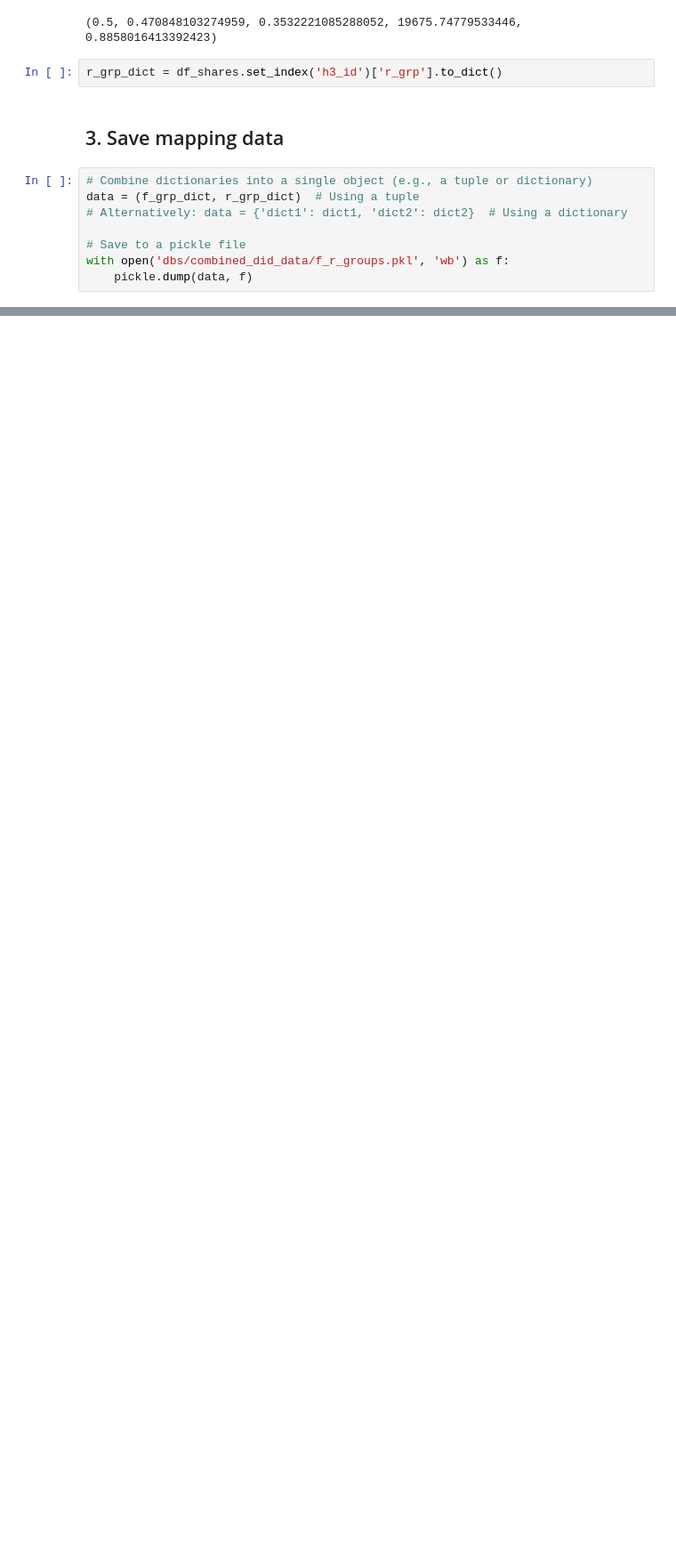
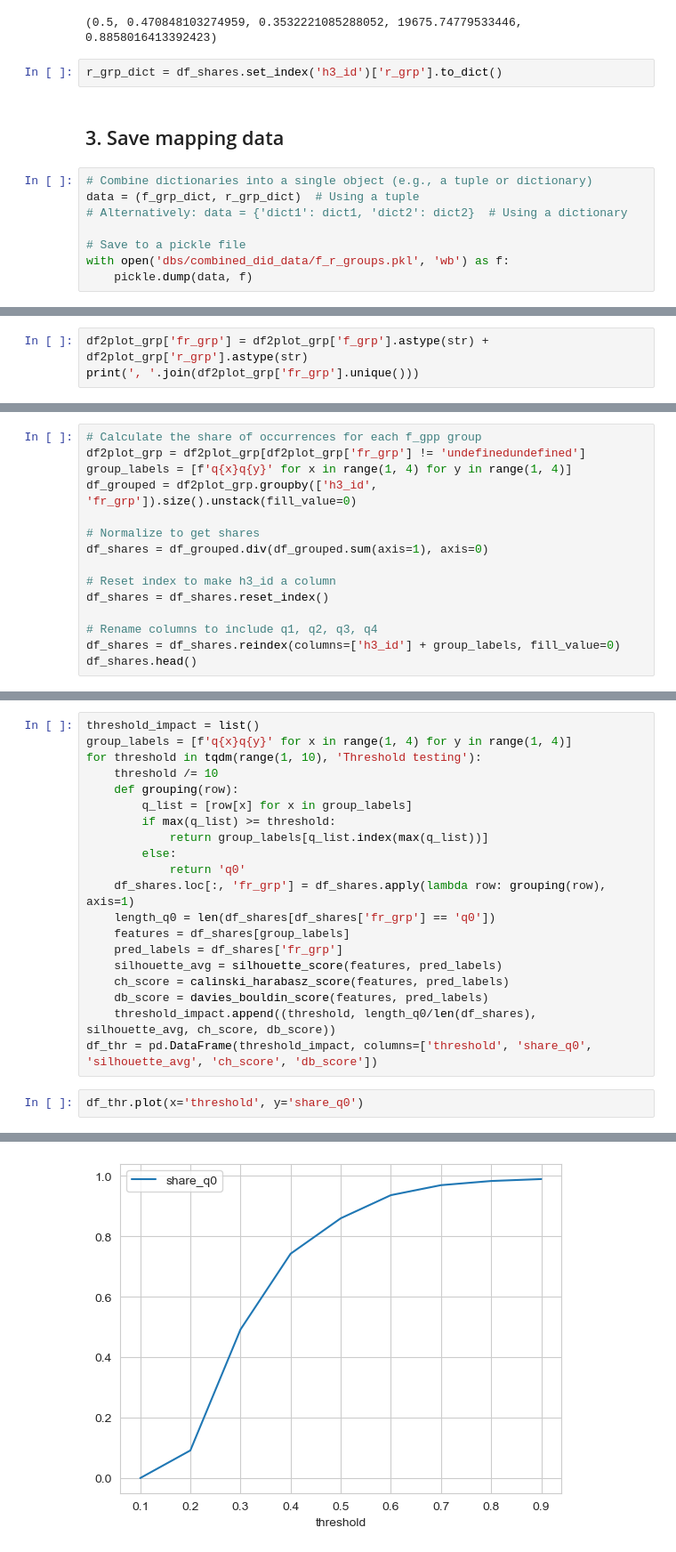
Before and after one commit to MobiSegInsights/nine-euro-ticket-de, a Jupyter notebook: src/data_exp/17-hexagon-classify-visitors.ipynb, the cells around one changed output, grey strips where cells are left out. Shown at 89% size. Cells and saved outputs as stored; diff of their text form; blank space fills up the shorter version.

```diff
--- a/src/data_exp/17-hexagon-classify-visitors.ipynb
+++ b/src/data_exp/17-hexagon-classify-visitors.ipynb
@@ -257,0 +330,3 @@ with open('dbs/combined_did_data/f_r_groups.pkl', 'wb') as f:
+# %%
+df2plot_grp['fr_grp'] = df2plot_grp['f_grp'].astype(str) + df2plot_grp['r_grp'].astype(str)
+print(', '.join(df2plot_grp['fr_grp'].unique()))
@@ -257,0 +335,15 @@ with open('dbs/combined_did_data/f_r_groups.pkl', 'wb') as f:
+# %%
+# Calculate the share of occurrences for each f_gpp group
+df2plot_grp = df2plot_grp[df2plot_grp['fr_grp'] != 'undefinedundefined']
+group_labels = [f'q{x}q{y}' for x in range(1, 4) for y in range(1, 4)]
+df_grouped = df2plot_grp.groupby(['h3_id', 'fr_grp']).size().unstack(fill_value=0)
+
+# Normalize to get shares
+df_shares = df_grouped.div(df_grouped.sum(axis=1), axis=0)
+
+# Reset index to make h3_id a column
+df_shares = df_shares.reset_index()
+
+# Rename columns to include q1, q2, q3, q4
+df_shares = df_shares.reindex(columns=['h3_id'] + group_labels, fill_value=0)
+df_shares.head()
@@ -257,0 +357,23 @@ with open('dbs/combined_did_data/f_r_groups.pkl', 'wb') as f:
+# %%
+threshold_impact = list()
+group_labels = [f'q{x}q{y}' for x in range(1, 4) for y in range(1, 4)]
+for threshold in tqdm(range(1, 10), 'Threshold testing'):
+    threshold /= 10
+    def grouping(row):
+        q_list = [row[x] for x in group_labels]
+        if max(q_list) >= threshold:
+            return group_labels[q_list.index(max(q_list))]
+        else:
+            return 'q0'
+    df_shares.loc[:, 'fr_grp'] = df_shares.apply(lambda row: grouping(row), axis=1)
+    length_q0 = len(df_shares[df_shares['fr_grp'] == 'q0'])
+    features = df_shares[group_labels]
+    pred_labels = df_shares['fr_grp']
+    silhouette_avg = silhouette_score(features, pred_labels)
+    ch_score = calinski_harabasz_score(features, pred_labels)
+    db_score = davies_bouldin_score(features, pred_labels)
+    threshold_impact.append((threshold, length_q0/len(df_shares), silhouette_avg, ch_score, db_score))
+df_thr = pd.DataFrame(threshold_impact, columns=['threshold', 'share_q0', 'silhouette_avg', 'ch_score', 'db_score'])
+# %%
+df_thr.plot(x='threshold', y='share_q0')
+# %% [output]
@@ -257,0 +381 @@ with open('dbs/combined_did_data/f_r_groups.pkl', 'wb') as f:
+[figure, added]
```
Also changed, not shown: parts of 18 cells of this notebook, 39 other files.
